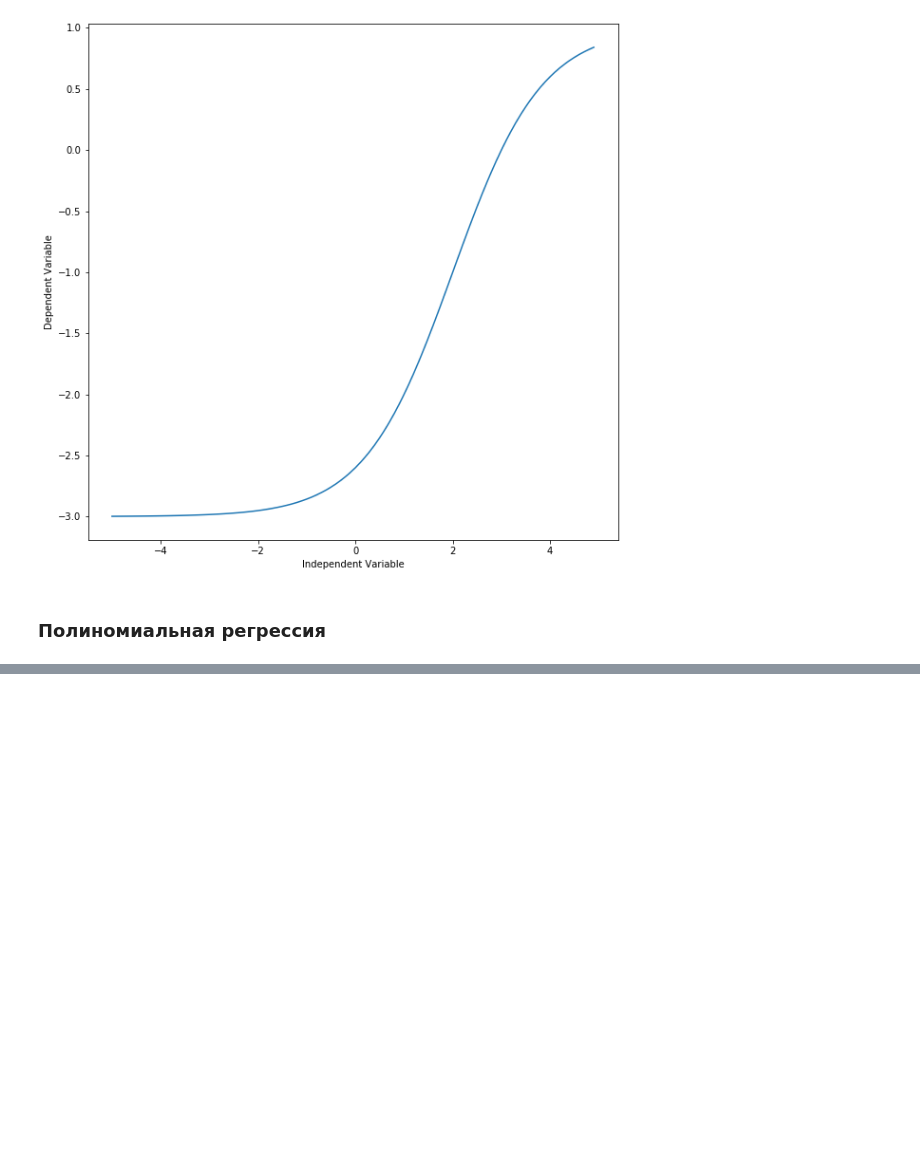
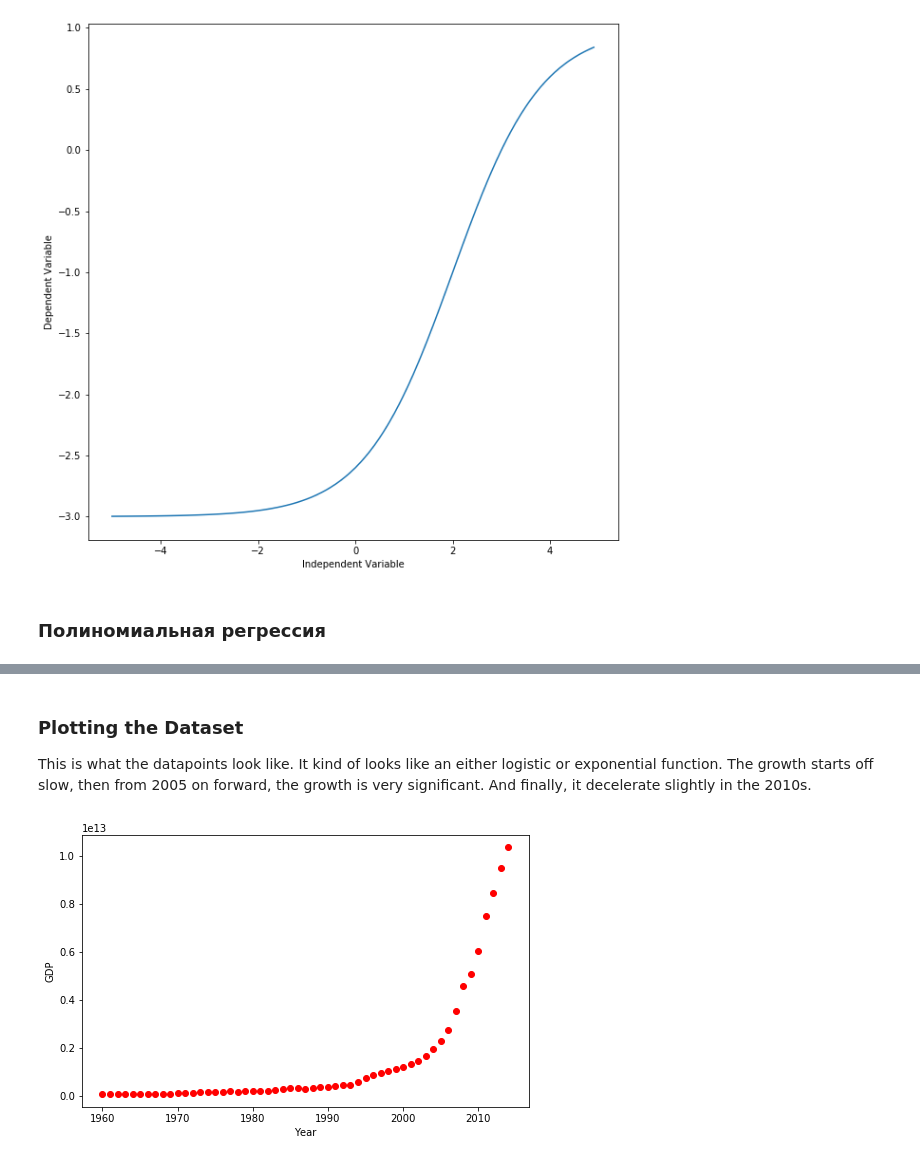
Before and after one commit to ryndovaira-org/data_science_lectures, a Jupyter notebook: 3_2_modeling_ml/3_1_1_regression/1_regression.ipynb, the cells around one changed output, grey strips where cells are left out. Drawn from its saved outputs; the diff is of its cells as text; code cells hidden in the pictures; blank space fills up the shorter version.

```diff
--- a/3_2_modeling_ml/3_1_1_regression/1_regression.ipynb
+++ b/3_2_modeling_ml/3_1_1_regression/1_regression.ipynb
@@ -461,0 +464,6 @@ plt.show()
+# %%
+notebook_path = os.path.abspath("Notebook.ipynb")    # получить "точку отсчета" для поиска файла
+data_csv = os.path.join(os.path.dirname(notebook_path), "data/china_gdp.csv")
+
+df = pd.read_csv(data_csv)
+df.head(10)
@@ -461,0 +482,13 @@ plt.show()
+# %% [markdown]
+### Plotting the Dataset
+
+This is what the datapoints look like. It kind of looks like an either logistic or exponential function. The growth starts off slow, then from 2005 on forward, the growth is very significant. And finally, it decelerate slightly in the 2010s.
+# %%
+plt.figure(figsize=(8,5))
+x_data, y_data = (df["Year"].values, df["Value"].values)
+plt.plot(x_data, y_data, 'ro')
+plt.ylabel('GDP')
+plt.xlabel('Year')
+plt.show()
+# %% [output]
+[figure, added]
```
Also changed, not shown: parts of 18 cells of this notebook.
